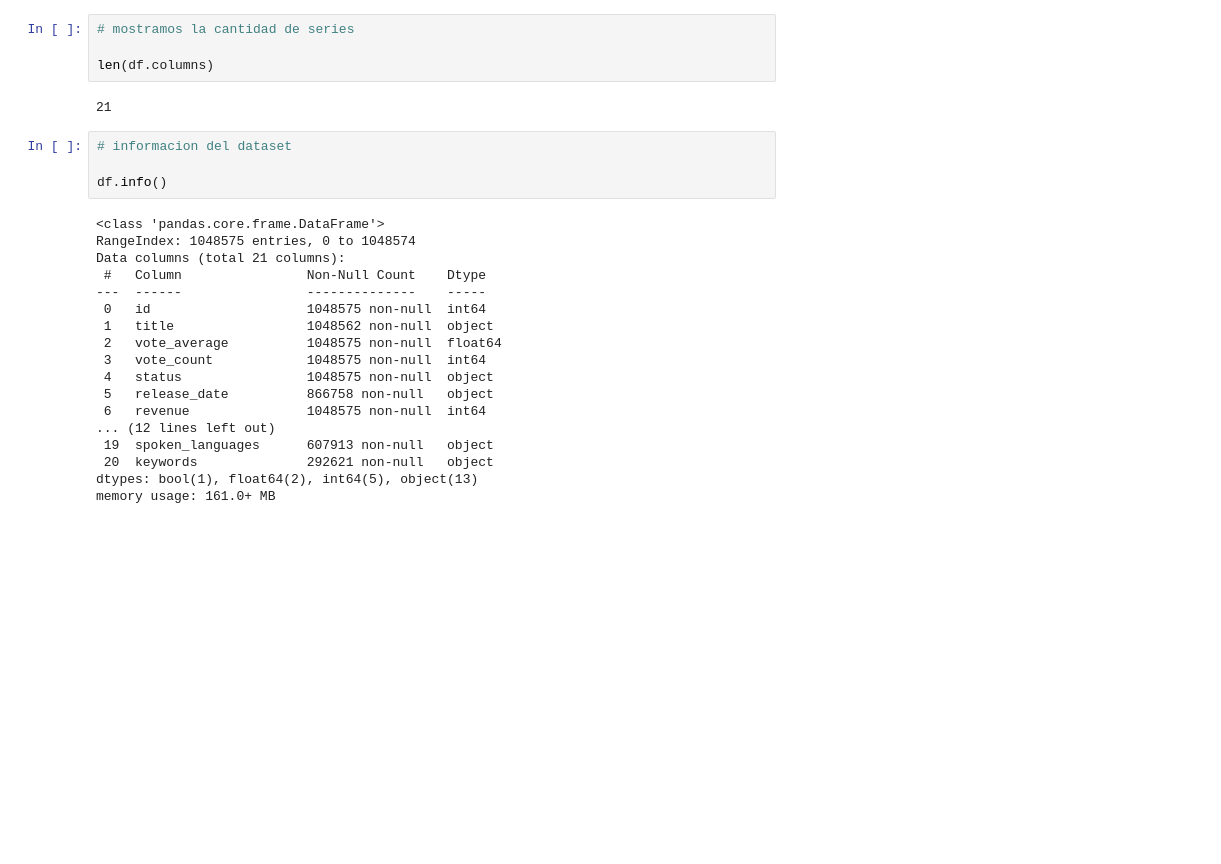
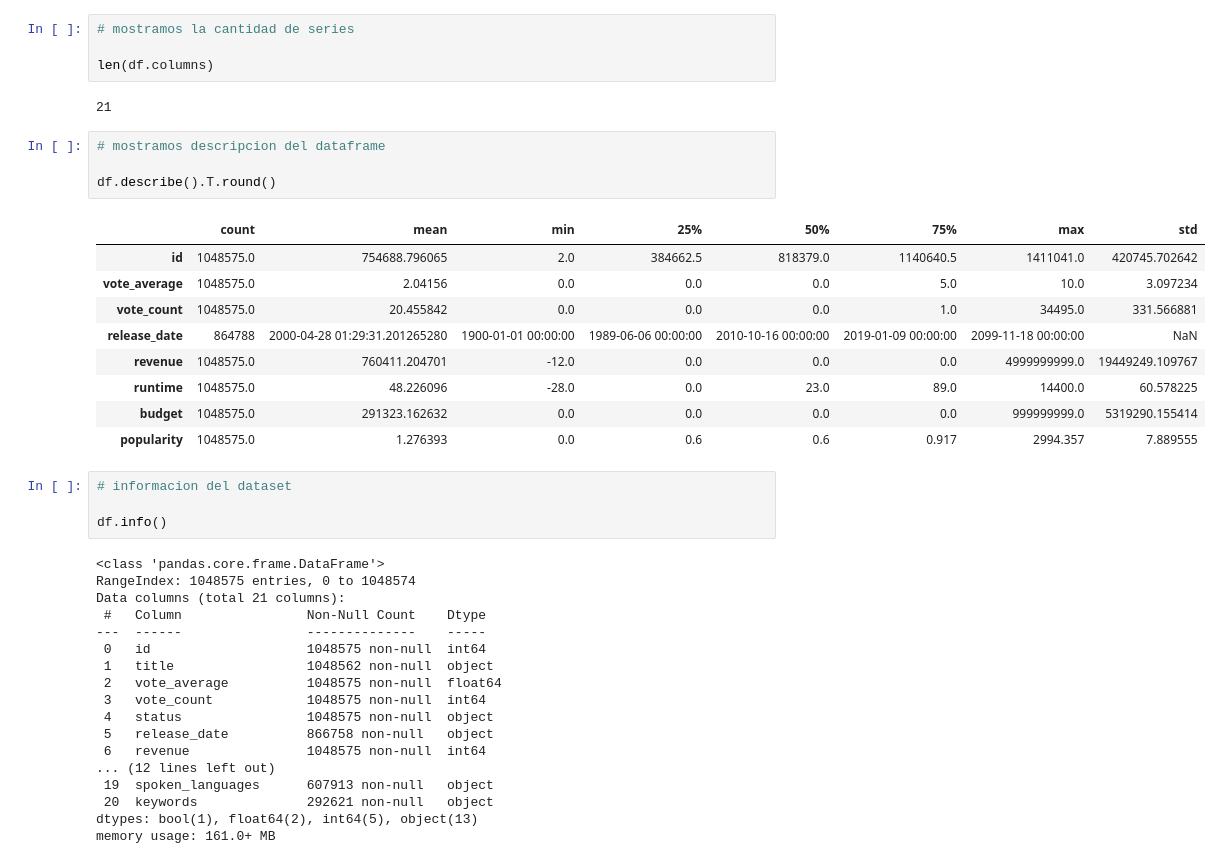
Before and after one commit to m6t6ng6/tp_final_data_science_1, a Jupyter notebook: proyectoDS_Partel_Bustamante.ipynb, the cells around one changed output. Saved outputs shown, nothing was run; the diff lists cells and outputs as text; blank space fills up the shorter version.

Commit message:
añadido multiples describes, hipotesis, analisis y conclusiones

```diff
--- a/proyectoDS_Partel_Bustamante.ipynb
+++ b/proyectoDS_Partel_Bustamante.ipynb
@@ -53,6 +90,20 @@ Index(['id', 'title', 'vote_average', 'vote_count', 'status', 'release_date',
 len(df.columns)
 # %% [output]
 21
+# %%
+# mostramos descripcion del dataframe
+
+df.describe().T.round()
+# %% [output]
+|  | count | mean | min | 25% | 50% | 75% | max | std |
+| id | 1048575.0 | 754688.796065 | 2.0 | 384662.5 | 818379.0 | 1140640.5 | 1411041.0 | 420745.702642 |
+| vote_average | 1048575.0 | 2.04156 | 0.0 | 0.0 | 0.0 | 5.0 | 10.0 | 3.097234 |
+| vote_count | 1048575.0 | 20.455842 | 0.0 | 0.0 | 0.0 | 1.0 | 34495.0 | 331.566881 |
+| release_date | 864788 | 2000-04-28 01:29:31.201265280 | 1900-01-01 00:00:00 | 1989-06-06 00:00:00 | 2010-10-16 00:00:00 | 2019-01-09 00:00:00 | 2099-11-18 00:00:00 | NaN |
+| revenue | 1048575.0 | 760411.204701 | -12.0 | 0.0 | 0.0 | 0.0 | 4999999999.0 | 19449249.109767 |
+| runtime | 1048575.0 | 48.226096 | -28.0 | 0.0 | 23.0 | 89.0 | 14400.0 | 60.578225 |
+| budget | 1048575.0 | 291323.162632 | 0.0 | 0.0 | 0.0 | 0.0 | 999999999.0 | 5319290.155414 |
+| popularity | 1048575.0 | 1.276393 | 0.0 | 0.6 | 0.6 | 0.917 | 2994.357 | 7.889555 |
 # %%
 # informacion del dataset
 
```
Also changed, not shown: parts of 52 cells of this notebook.
